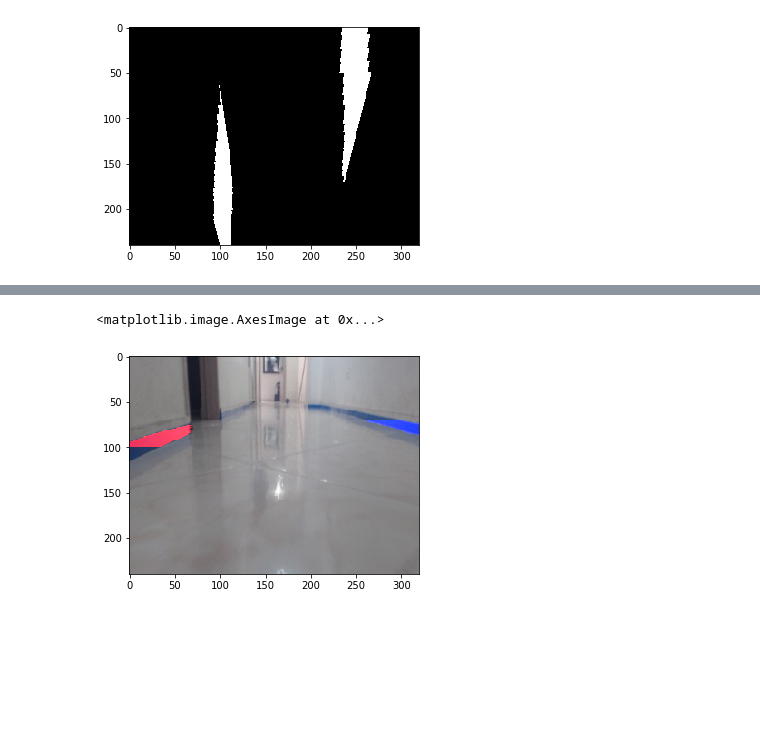
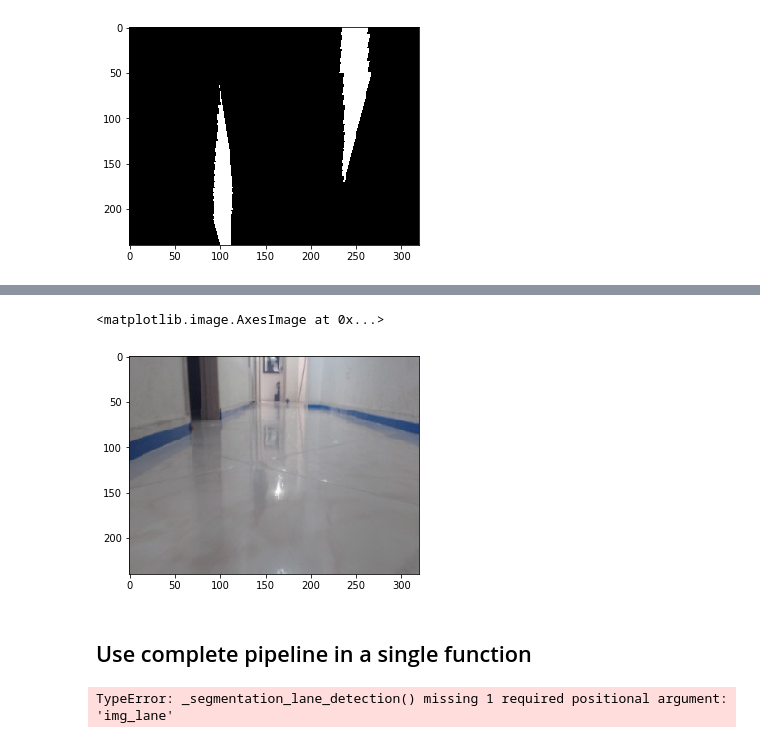
Before and after one commit to aldajo92/UNAL_ComputerVision2021, a Jupyter notebook: TestComputerVisionPipeline.ipynb, the cells around one changed output, grey strips where cells are left out. Saved outputs shown, nothing was run; the diff lists cells and outputs as text; code cells hidden in the pictures; blank space fills up the shorter version.

Commit message:
trying to create pipeline

```diff
--- a/TestComputerVisionPipeline.ipynb
+++ b/TestComputerVisionPipeline.ipynb
@@ -14,0 +35,2 @@ print(img_lane.shape)
+# %%
+lane_processing = pipeline.LaneDetection(corners)
@@ -51,8 +60,11 @@ plt.imshow(cv2.cvtColor(draw_region, cv2.COLOR_BGR2RGB))
 [figure]
 # %%
 inv_corners = corners[::-1]
-bird_view, M, M_inv = lane_processing._bird_view(binary_img, corners[::-1])
+bird_view, M = lane_processing._bird_view(binary_img)
 plt.imshow(bird_view, cmap='gray')
 # %% [output]
 <matplotlib.image.AxesImage at 0x...>
 [figure]
+# %%
+img_inv = cv2.warpPerspective(bird_view, lane_processing._M_inv, (width, height))
+plt.imshow(img_inv)
@@ -59,6 +74,13 @@ plt.imshow(bird_view, cmap='gray')
 # %%
-out_img = lane_processing._segmentation_lane_detection(bird_view, img_lane)
+out_img = lane_processing._segmentation_lane_detection(img_inv, img_lane)
 plt.imshow(cv2.cvtColor(out_img, cv2.COLOR_BGR2RGB))
 # %% [output]
 <matplotlib.image.AxesImage at 0x...>
-[figure, old version]
+[figure, new version]
+# %% [markdown]
+## Use complete pipeline in a single function
+# %%
+result = lane_processing.process_image(img_lane)
+# plt.imshow(cv2.cvtColor(result, cv2.COLOR_BGR2RGB))
+# %% [output]
+TypeError: _segmentation_lane_detection() missing 1 required positional argument: 'img_lane'
```
Also changed, not shown: parts of 9 cells of this notebook, 2 other files.
